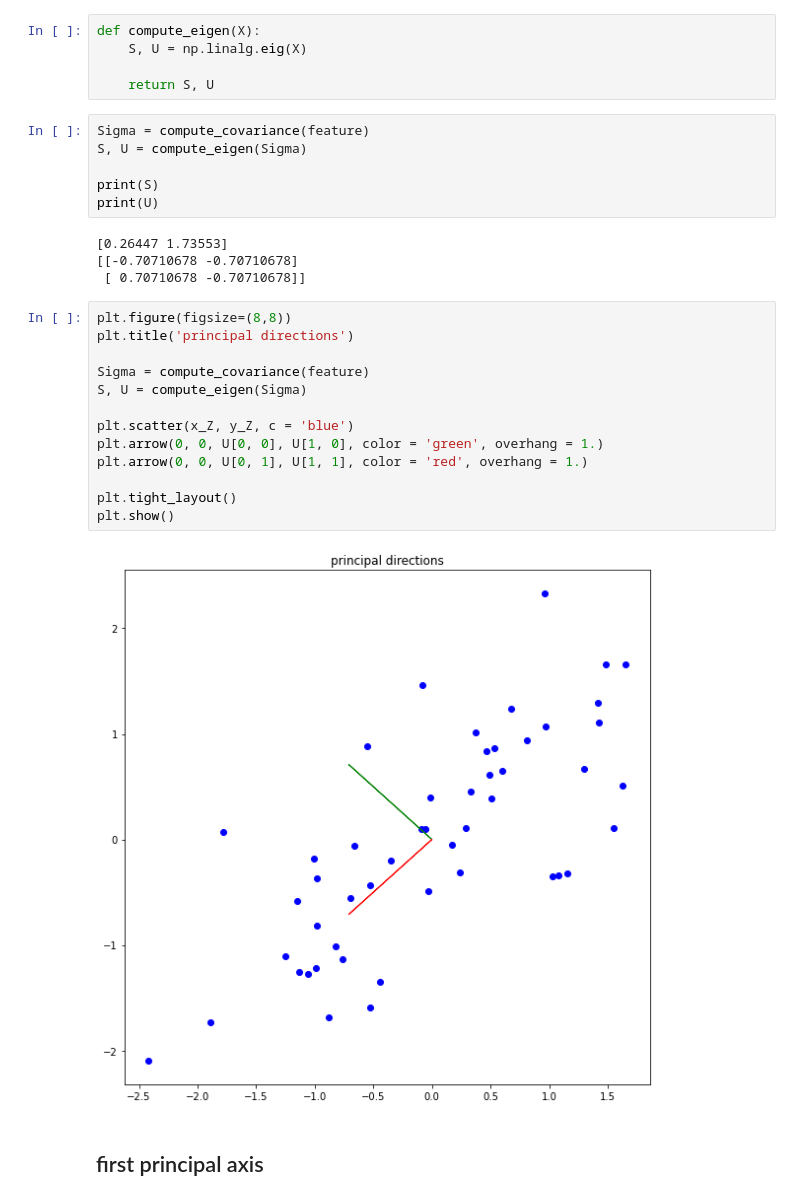
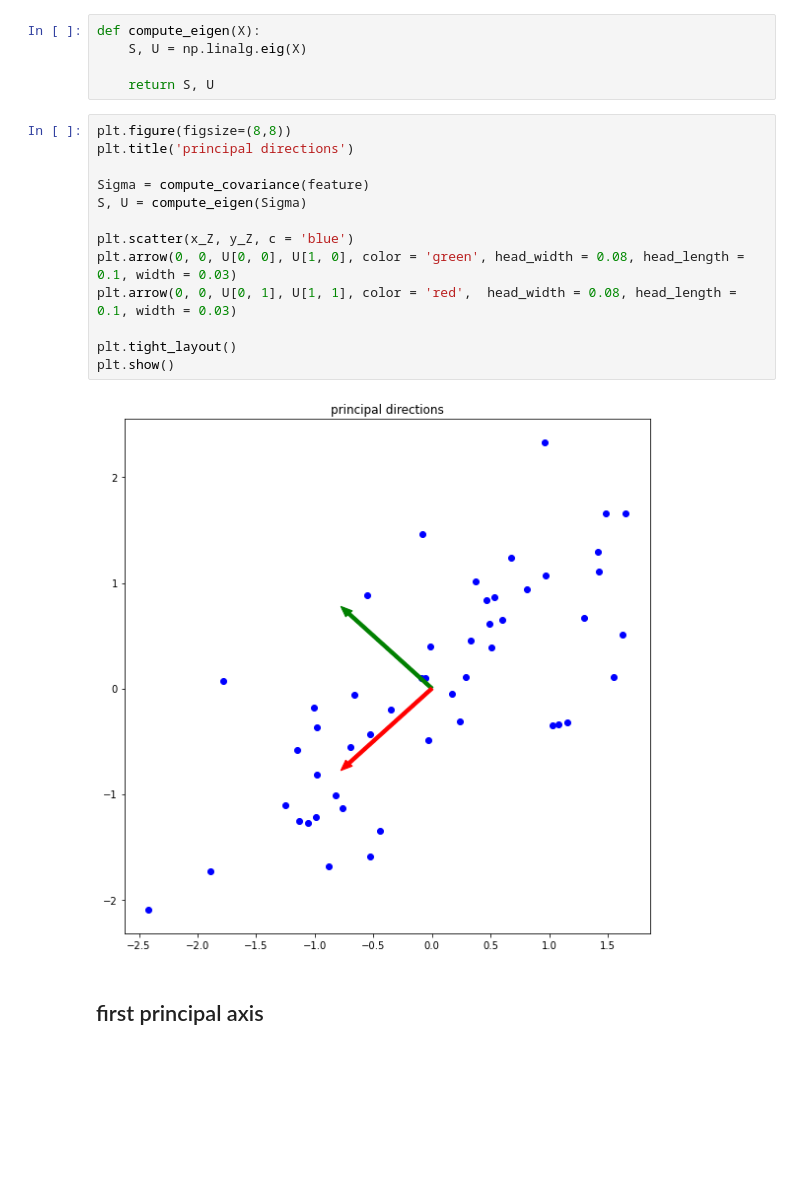
Before and after one commit to sejongpyo/Studies, a Jupyter notebook: 12/assignment_12.ipynb, the cells around one changed output. Drawn from its saved outputs; the diff is of its cells as text; blank space fills up the shorter version.

Commit message:
plot principal directions

```diff
--- a/12/assignment_12.ipynb
+++ b/12/assignment_12.ipynb
@@ -71,31 +71,21 @@ def compute_eigen(X):
     S, U = np.linalg.eig(X)
 
     return S, U
-# %%
-Sigma = compute_covariance(feature)
-S, U = compute_eigen(Sigma)
-
-print(S)
-print(U)
-# %% [output]
-[0.26447 1.73553]
-[[-0.70710678 -0.70710678]
- [ 0.70710678 -0.70710678]]
 # %%
 plt.figure(figsize=(8,8))
 plt.title('principal directions')
 
 Sigma = compute_covariance(feature)
 S, U = compute_eigen(Sigma)
 
 plt.scatter(x_Z, y_Z, c = 'blue')
-plt.arrow(0, 0, U[0, 0], U[1, 0], color = 'green', overhang = 1.)
-plt.arrow(0, 0, U[0, 1], U[1, 1], color = 'red', overhang = 1.)
+plt.arrow(0, 0, U[0, 0], U[1, 0], color = 'green', head_width = 0.08, head_length = 0.1, width = 0.03)
+plt.arrow(0, 0, U[0, 1], U[1, 1], color = 'red',  head_width = 0.08, head_length = 0.1, width = 0.03)
 
 plt.tight_layout()
 plt.show()
 # %% [output]
-[figure, old version]
+[figure, new version]
 # %% [markdown]
 ## first principal axis
 # %%
```
